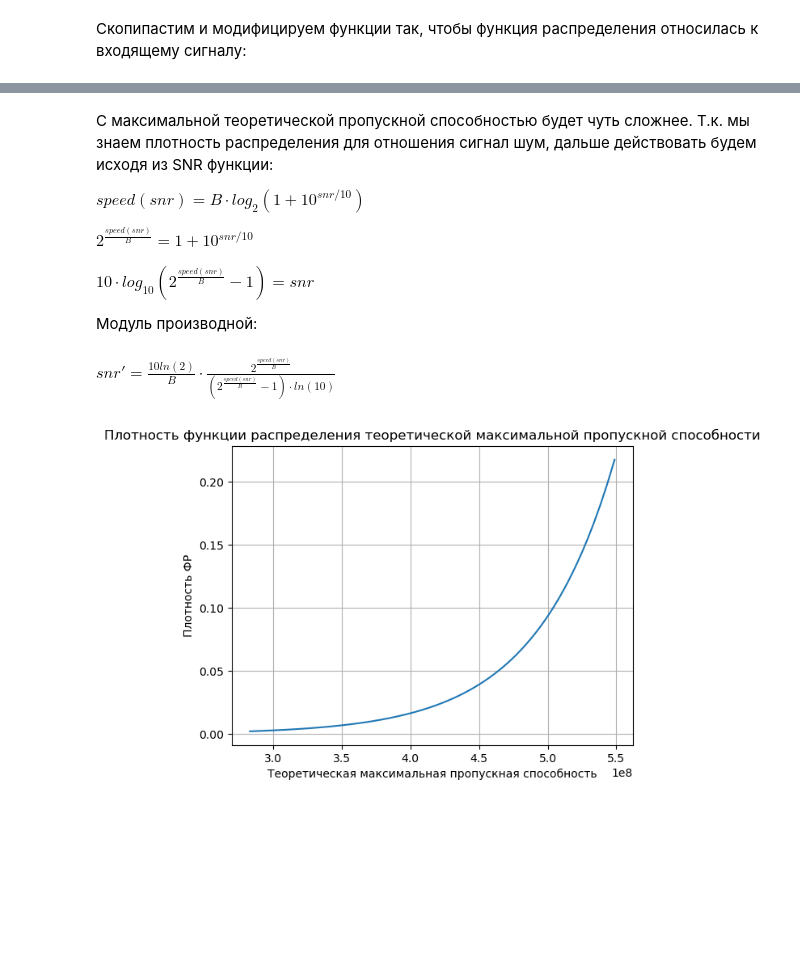
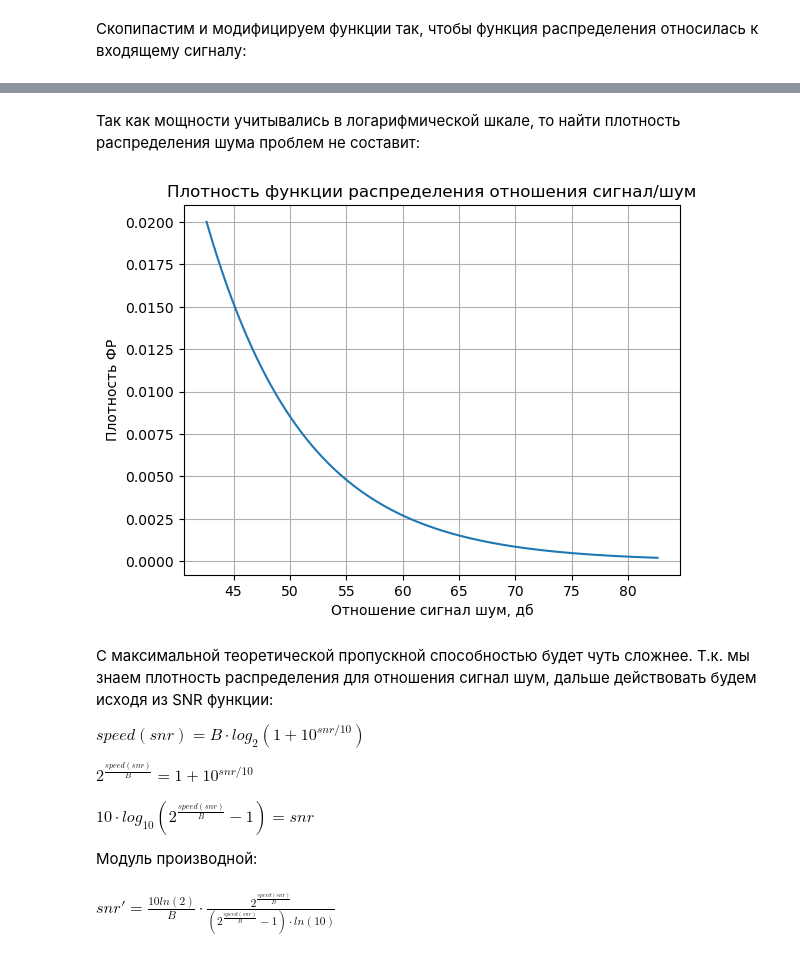
Before and after one commit to 123VladimiR123/5G6G, a Jupyter notebook: Lab05/Lab05.ipynb, the cells around one changed output, grey strips where cells are left out. Saved outputs shown, nothing was run; the diff lists cells and outputs as text; code cells hidden in the pictures; blank space fills up the shorter version.

```diff
--- a/Lab05/Lab05.ipynb
+++ b/Lab05/Lab05.ipynb
@@ -96,30 +71,35 @@ plt.show();
-# %% [markdown]
-С максимальной теоретической пропускной способностью будет чуть сложнее. Т.к. мы знаем плотность распределения для отношения сигнал шум, дальше действовать будем исходя из SNR функции:
-
-$speed(snr) = B \cdot log_2(1 + 10^{snr / 10})$
-
-$2^{\frac{speed(snr)}{B}} = 1 + 10^{snr / 10}$
-
-$10 \cdot log_{10}(2^{\frac{speed(snr)}{B}} - 1) = snr$
-
-Модуль производной:
-# %% [markdown]
-$snr' = \frac{10 ln(2)}{B}\cdot \frac{2^{\frac{speed(snr)}{B}}}{(2^{\frac{speed(snr)}{B}} - 1) \cdot ln(10)}$
-# %%
-speed = lambda x : B * math.log2(1 + 10** (snr(x) / 10));
-exp = lambda x : 2 ** (speed(x) / B);
-pspeed = lambda x : psnr(x) * abs( 10 * math.log(2) / B * exp(x) / (exp(x) - 1) / math.log(10));
-
-(norm4, add4) = sc.integrate.quad(pspeed, 1, 100);
-
-xspeed = [speed(i) for i in x];
-xpspeed = [pspeed(i)/norm4 for i in x];
-
-plt.plot(xspeed, xpspeed);
-plt.grid();
-plt.xlabel("Теоретическая максимальная пропускная способность");
-plt.ylabel("Плотность ФР");
-plt.title("Плотность функции распределения теоретической максимальной пропускной способности");
-plt.show();
-# %% [output]
-[figure, removed]
+# %% [markdown]
+Так как мощности учитывались в логарифмической шкале, то найти плотность распределения шума проблем не составит:
+# %%
+B = 20e+6;
+N = -174;
+Pn = 10 * math.log10(B) + N;
+
+snr = lambda x: 43 - fspl(x) - Pn;
+psnr = lambda x: 1 / (20 * 99) * math.log(10) * 10 ** (( - 43 + fspl(x) - PREPARED_CONST + Pn) / 20);
+
+(norm3, add3) = sc.integrate.quad(psnr, 1, 100);
+
+xsnr = [snr(i) for i in x];
+xpsnr = [psnr(i)/norm3 for i in x];
+
+plt.plot(xsnr, xpsnr);
+plt.grid();
+plt.xlabel("Отношение сигнал шум, дб");
+plt.ylabel("Плотность ФР");
+plt.title("Плотность функции распределения отношения сигнал/шум");
+plt.show();
+# %% [output]
+[figure, added]
+# %% [markdown]
+С максимальной теоретической пропускной способностью будет чуть сложнее. Т.к. мы знаем плотность распределения для отношения сигнал шум, дальше действовать будем исходя из SNR функции:
+
+$speed(snr) = B \cdot log_2(1 + 10^{snr / 10})$
+
+$2^{\frac{speed(snr)}{B}} = 1 + 10^{snr / 10}$
+
+$10 \cdot log_{10}(2^{\frac{speed(snr)}{B}} - 1) = snr$
+
+Модуль производной:
+# %% [markdown]
+$snr' = \frac{10 ln(2)}{B}\cdot \frac{2^{\frac{speed(snr)}{B}}}{(2^{\frac{speed(snr)}{B}} - 1) \cdot ln(10)}$
```
Also changed, not shown: parts of 5 cells of this notebook, 2 other files.
